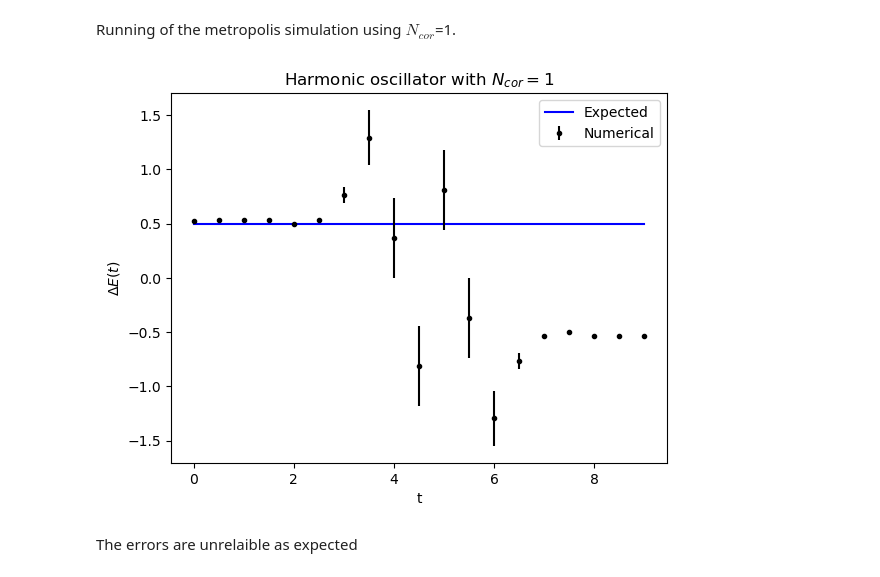
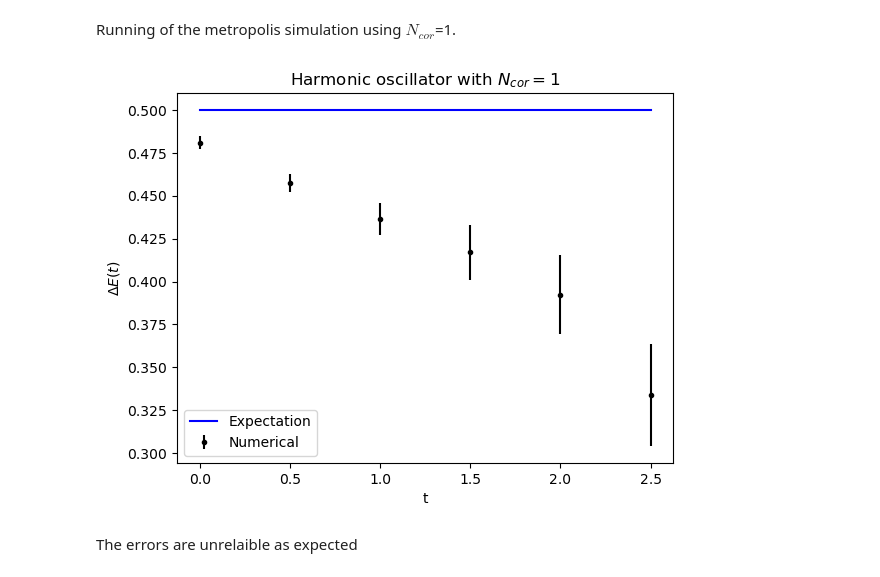
Before and after one commit to lusvelt/path-integral-monte-carlo, a Jupyter notebook: src/metropolis-harmonic-oscillator.ipynb, the cells around one changed output. Cells and saved outputs as stored; diff of their text form; code cells hidden in the pictures.

```diff
--- a/src/metropolis-harmonic-oscillator.ipynb
+++ b/src/metropolis-harmonic-oscillator.ipynb
@@ -138,17 +134,12 @@ We also see the same behaviour using the bootstrap procedure.
 # %% [markdown]
 Running of the metropolis simulation using $N_{cor}$=1.
 # %%
-average_delta_E, std_delta_E = harmonic_oscillator.compute_delta_E(compute_G, 5000, 1, eps, N_copies=N_copies)
+average_delta_E, std_delta_E = harmonic_oscillator.compute_delta_E(compute_G, N_cf=5000, N_cor=1, eps=eps, N_copies=N_copies)
-# %%
-plt.plot(t, E_exact ,'b',label='Expected')
-plt.errorbar(t, average_delta_E, yerr=std_delta_E,color='black' ,label='Numerical',fmt='.')
-plt.legend(loc='upper right')
-plt.title('Harmonic oscillator with $N_{cor} = 1$')
-plt.xlabel('t')
-plt.ylabel(r'$\Delta E(t)$')
-plt.show()
-# %% [output]
-[figure, removed]
+# %%
+fig = plot_delta_E(E_exact, average_delta_E, std_delta_E, 'Harmonic oscillator with $N_{cor} = 1$', n=6)
+fig.show()
+# %% [output]
+[figure, added]
 # %% [markdown]
 The errors are unrelaible as expected
 # %% [markdown]
```
Also changed, not shown: parts of 31 cells of this notebook, 3 other files.
